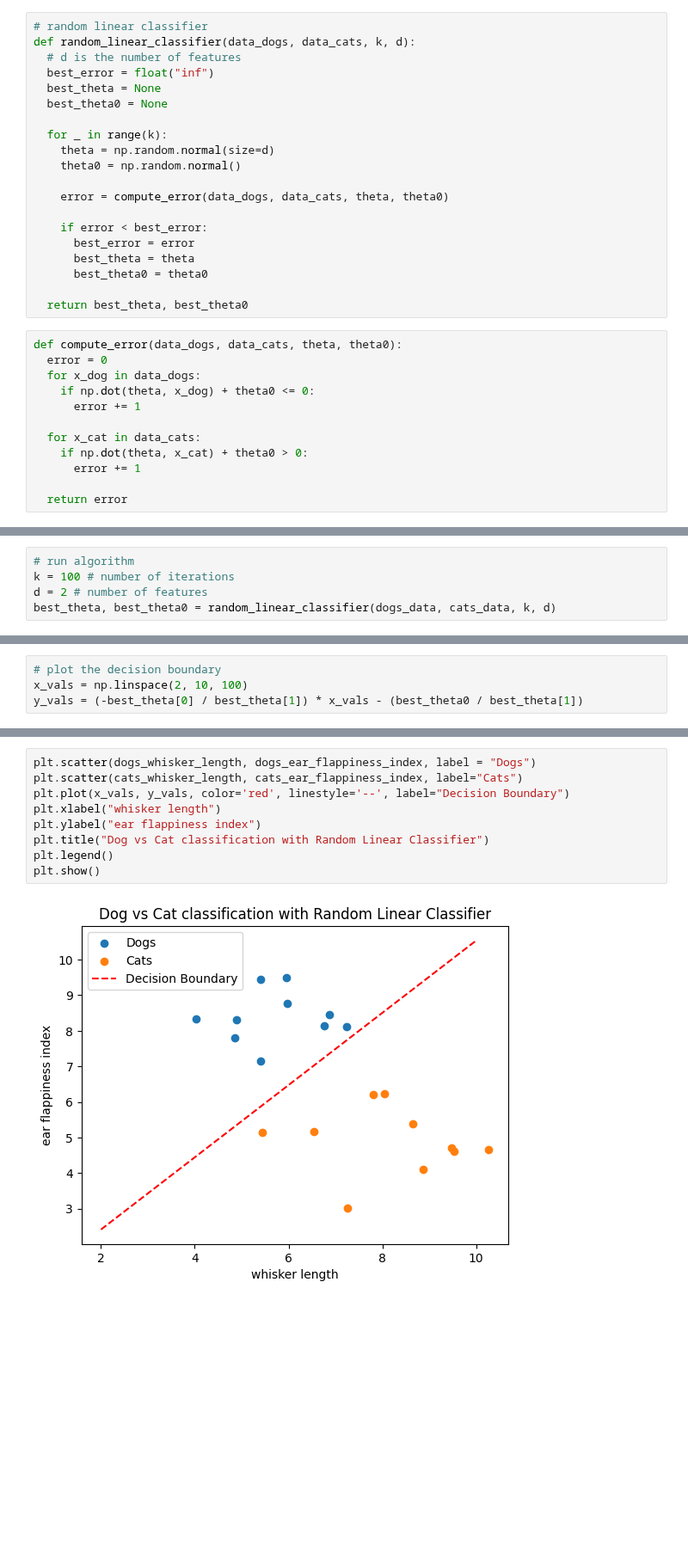
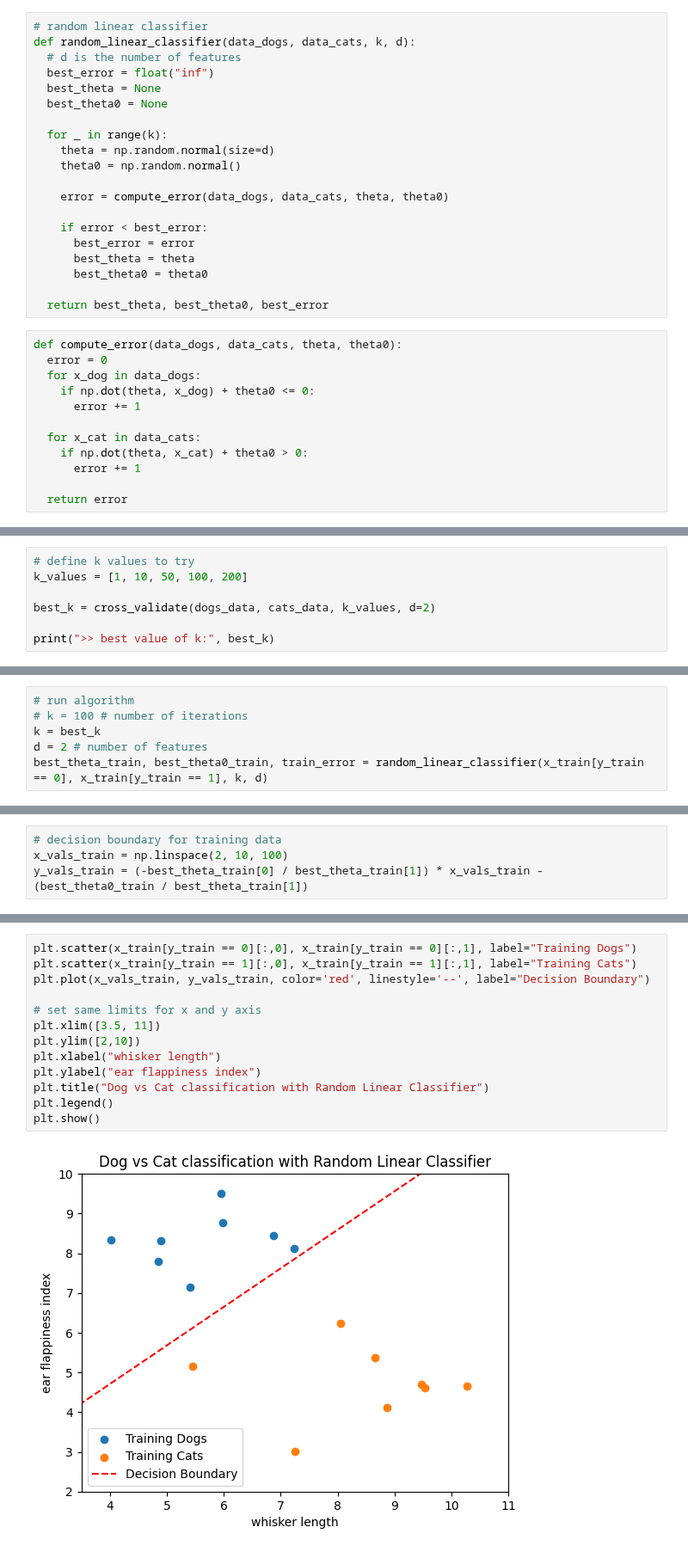
Before and after one commit to bvsvntv/ai-ml-learning, a Jupyter notebook: notebooks/random_linear_classifier.ipynb, the cells around one changed output, grey strips where cells are left out. Shown at 86% size. Cells and saved outputs as stored; diff of their text form; blank space fills up the shorter version.

```diff
--- a/notebooks/random_linear_classifier.ipynb
+++ b/notebooks/random_linear_classifier.ipynb
@@ -47,7 +104,7 @@ def random_linear_classifier(data_dogs, data_cats, k, d):
       best_theta = theta
       best_theta0 = theta0
 
-  return best_theta, best_theta0
+  return best_theta, best_theta0, best_error
 # %%
 def compute_error(data_dogs, data_cats, theta, theta0):
   error = 0
@@ -87,0 +153,7 @@ print(">> cats_data:\n", cats_data)
+# %%
+# define k values to try
+k_values = [1, 10, 50, 100, 200]
+
+best_k = cross_validate(dogs_data, cats_data, k_values, d=2)
+
+print(">> best value of k:", best_k)
@@ -88,6 +162,7 @@ print(">> cats_data:\n", cats_data)
 # %%
 # run algorithm
-k = 100 # number of iterations
+# k = 100 # number of iterations
+k = best_k
 d = 2 # number of features
-best_theta, best_theta0 = random_linear_classifier(dogs_data, cats_data, k, d)
+best_theta_train, best_theta0_train, train_error = random_linear_classifier(x_train[y_train == 0], x_train[y_train == 1], k, d)
 # %%
@@ -99,5 +174,5 @@ print(">> best theta0: ", best_theta0)
 # %%
-# plot the decision boundary
-x_vals = np.linspace(2, 10, 100)
-y_vals = (-best_theta[0] / best_theta[1]) * x_vals - (best_theta0 / best_theta[1])
+# decision boundary for training data
+x_vals_train = np.linspace(2, 10, 100)
+y_vals_train = (-best_theta_train[0] / best_theta_train[1]) * x_vals_train - (best_theta0_train / best_theta_train[1])
 # %%
@@ -124,11 +199,15 @@ print(">> y vals: ", y_vals)
 # %%
-plt.scatter(dogs_whisker_length, dogs_ear_flappiness_index, label = "Dogs")
-plt.scatter(cats_whisker_length, cats_ear_flappiness_index, label="Cats")
-plt.plot(x_vals, y_vals, color='red', linestyle='--', label="Decision Boundary")
+plt.scatter(x_train[y_train == 0][:,0], x_train[y_train == 0][:,1], label="Training Dogs")
+plt.scatter(x_train[y_train == 1][:,0], x_train[y_train == 1][:,1], label="Training Cats")
+plt.plot(x_vals_train, y_vals_train, color='red', linestyle='--', label="Decision Boundary")
+
+# set same limits for x and y axis
+plt.xlim([3.5, 11])
+plt.ylim([2,10])
 plt.xlabel("whisker length")
 plt.ylabel("ear flappiness index")
 plt.title("Dog vs Cat classification with Random Linear Classifier")
 plt.legend()
 plt.show()
 # %% [output]
-[figure, old version]
+[figure, new version]
```
Also changed, not shown: parts of 15 cells of this notebook, 1 other file.
